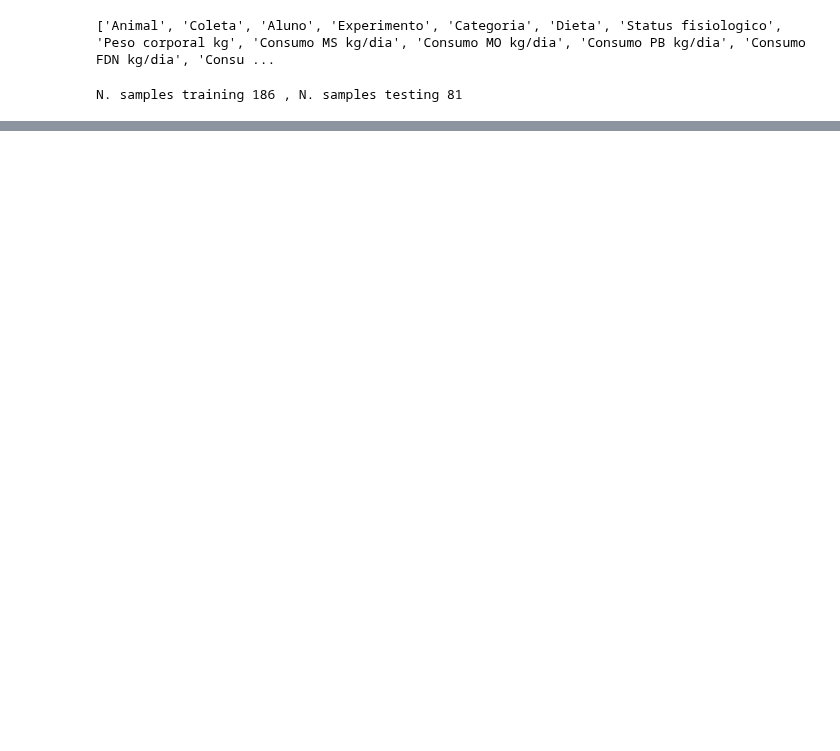
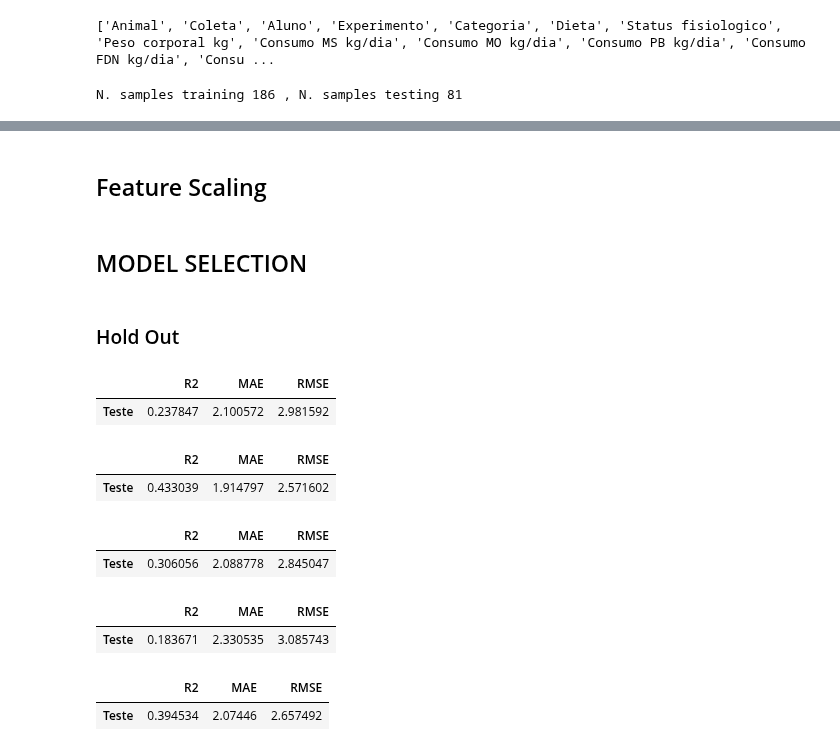
Before and after one commit to egmaziero/ZooWithAI, a Jupyter notebook: NIRS - Pre-Processing.ipynb, the cells around one changed output, grey strips where cells are left out. Drawn from its saved outputs; the diff is of its cells as text; code cells hidden in the pictures; blank space fills up the shorter version.

```diff
--- a/NIRS - Pre-Processing.ipynb
+++ b/NIRS - Pre-Processing.ipynb
@@ -68,10 +91,10 @@ df.loc[:,'12493.238':]
 x = df.loc[:,'12493.238':]
 # %%
 # Add Categoria feature
-x = x.join(df.loc[:,['Categoria']])
+# x = x.join(df.loc[:,['Categoria']])
 # %%
 # One-Hot Encode categorical features
-x = pd.get_dummies(x, drop_first=False)
+# x = pd.get_dummies(x, drop_first=False)
 # %%
 # Non NIRS features
 print(df.loc[:,:'CD CNF'].columns.tolist())
@@ -79,7 +102,7 @@ print(df.loc[:,:'CD CNF'].columns.tolist())
 ['Animal', 'Coleta', 'Aluno', 'Experimento', 'Categoria', 'Dieta', 'Status fisiologico', 'Peso corporal kg', 'Consumo MS kg/dia', 'Consumo MO kg/dia', 'Consumo PB kg/dia', 'Consumo FDN kg/dia', 'Consu ...
 # %%
 # Response variable vector
-y = df['CD FDN']
+y = df['TD PB']
 # %%
 # Split the data set into training (70%) and testing (30%)
 from sklearn.model_selection import train_test_split
@@ -152,0 +135,2 @@ def plot_graphical_analysis(y_test, preds, model):
+# %% [markdown]
+## Feature Scaling
@@ -152,0 +143,48 @@ def plot_graphical_analysis(y_test, preds, model):
+# %% [markdown]
+## MODEL SELECTION
+# %% [markdown]
+### Hold Out
+# %%
+from sklearn.svm import SVR
+svr_model = SVR()
+preds = svr_model.fit(x_train, y_train).predict(x_test)
+cmls.evalute_model(y_test, preds)
+# %% [output]
+|  | R2 | MAE | RMSE |
+| Teste | 0.237847 | 2.100572 | 2.981592 |
+# %%
+from sklearn import linear_model
+reg = linear_model.BayesianRidge()
+reg.fit(x_train, y_train)
+preds = reg.predict(x_test)
+cmls.evalute_model(y_test, preds)
+# %% [output]
+|  | R2 | MAE | RMSE |
+| Teste | 0.433039 | 1.914797 | 2.571602 |
+# %%
+from sklearn.linear_model import TweedieRegressor # GLM
+glm = TweedieRegressor()
+glm.fit(x_train, y_train)
+preds = glm.predict(x_test)
+cmls.evalute_model(y_test, preds)
+# %% [output]
+|  | R2 | MAE | RMSE |
+| Teste | 0.306056 | 2.088778 | 2.845047 |
+# %%
+from sklearn.tree import DecisionTreeRegressor
+
+tree = DecisionTreeRegressor(max_depth=1)
+preds = tree.fit(x_train,y_train).predict(x_test)
+cmls.evalute_model(y_test, preds)
+# %% [output]
+|  | R2 | MAE | RMSE |
+| Teste | 0.183671 | 2.330535 | 3.085743 |
+# %%
+from sklearn.ensemble import RandomForestRegressor
+
+rf = RandomForestRegressor(random_state=0)
+preds = rf.fit(x_train,y_train).predict(x_test)
+cmls.evalute_model(y_test, preds)
+# %% [output]
+|  | R2 | MAE | RMSE |
+| Teste | 0.394534 | 2.07446 | 2.657492 |
```
Also changed, not shown: parts of 41 cells of this notebook, 2 other files.
